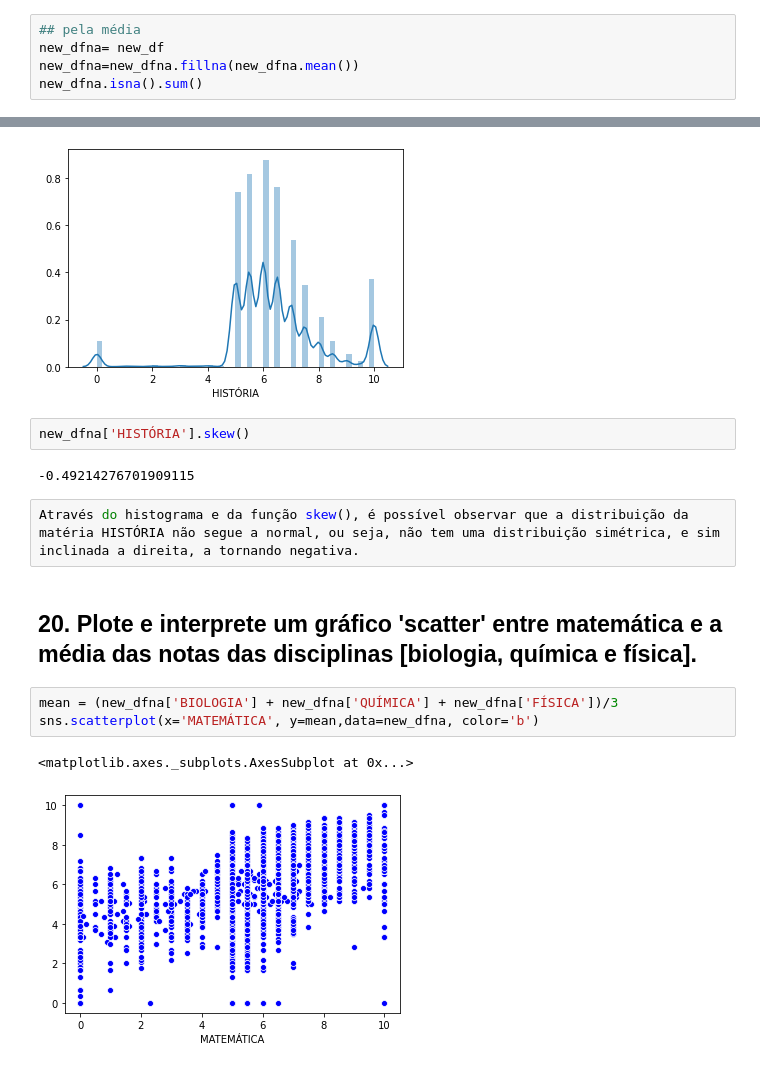
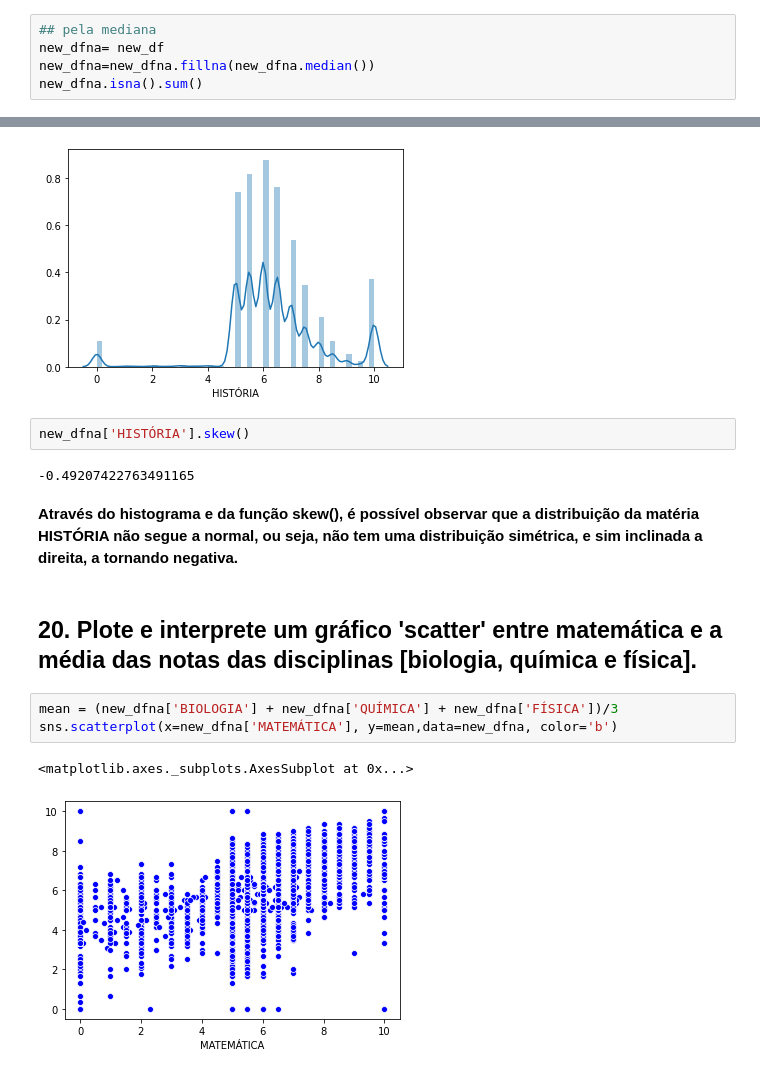
Before and after one commit to gizattos/Trabalho-Dados-Abertos-Desempenho-Escolar, a Jupyter notebook: trabalho01_Giovanni_Riccardi_Lourenzatto.ipynb, the cells around one changed output, grey strips where cells are left out. Drawn from its saved outputs; the diff is of its cells as text.

```diff
--- a/trabalho01_Giovanni_Riccardi_Lourenzatto.ipynb
+++ b/trabalho01_Giovanni_Riccardi_Lourenzatto.ipynb
@@ -445,7 +498,7 @@ new_df.describe()
 # %%
-## pela média
+## pela mediana
 new_dfna= new_df
-new_dfna=new_dfna.fillna(new_dfna.mean())
+new_dfna=new_dfna.fillna(new_dfna.median())
 new_dfna.isna().sum()
 # %% [output]
 disciplina
@@ -563,17 +601,17 @@ sns.distplot(new_dfna['HISTÓRIA'])
 # %%
 new_dfna['HISTÓRIA'].skew()
 # %% [output]
--0.49214276701909115
+-0.49207422763491165
-# %%
-Através do histograma e da função skew(), é possível observar que a distribuição da matéria HISTÓRIA não segue a normal, ou seja, não tem uma distribuição simétrica, e sim inclinada a direita, a tornando negativa.
+# %% [markdown]
+**Através do histograma e da função skew(), é possível observar que a distribuição da matéria HISTÓRIA não segue a normal, ou seja, não tem uma distribuição simétrica, e sim inclinada a direita, a tornando negativa.**
 # %% [markdown]
 <h2>20. Plote e interprete um gráfico 'scatter' entre matemática e a média das notas das disciplinas [biologia, química e física].</h2>
 # %%
 mean = (new_dfna['BIOLOGIA'] + new_dfna['QUÍMICA'] + new_dfna['FÍSICA'])/3
-sns.scatterplot(x='MATEMÁTICA', y=mean,data=new_dfna, color='b')
+sns.scatterplot(x=new_dfna['MATEMÁTICA'], y=mean,data=new_dfna, color='b')
 # %% [output]
 <matplotlib.axes._subplots.AxesSubplot at 0x...>
-[figure, old version]
+[figure, new version]
 # %%
 sns.regplot(x='MATEMÁTICA', y=mean,data=new_dfna, color='b')
 # %% [output]
```
Also changed, not shown: parts of 18 cells of this notebook.
